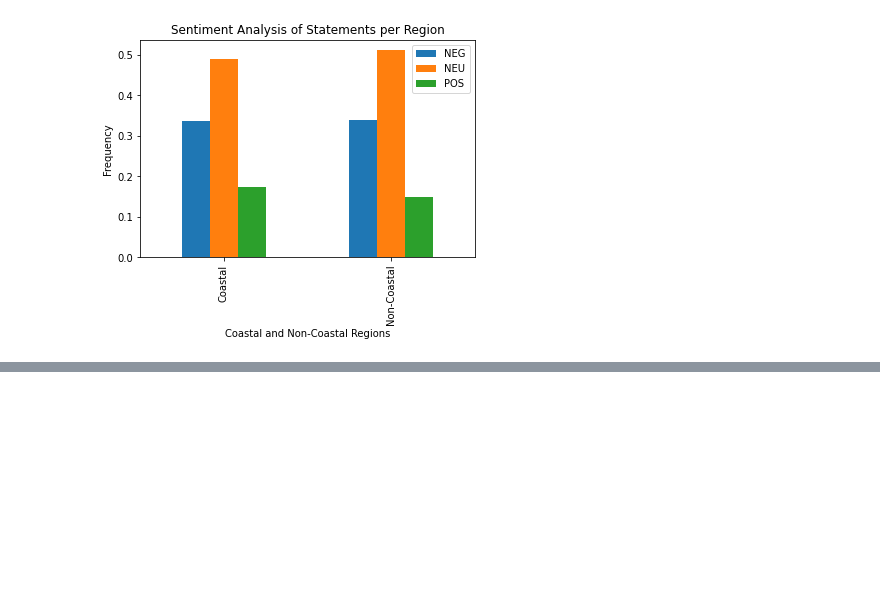
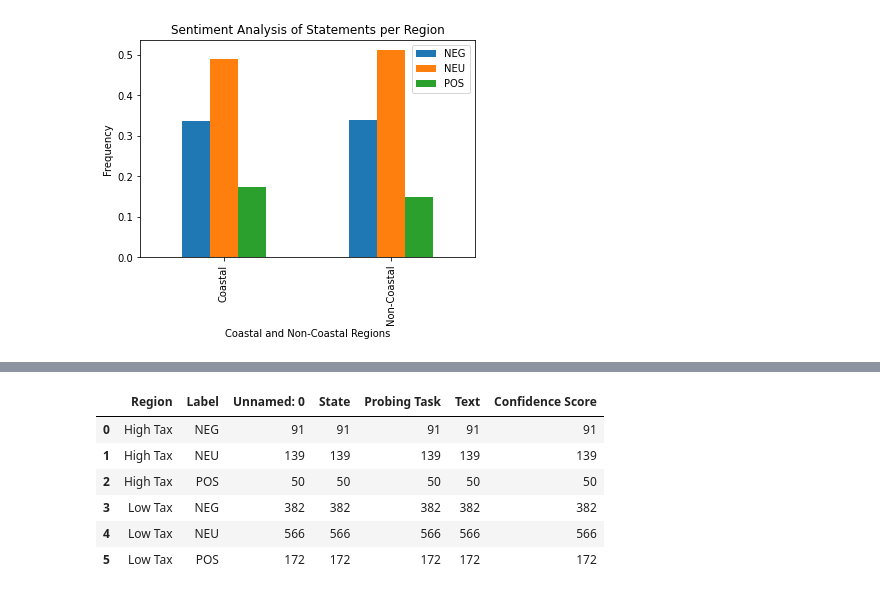
Before and after one commit to skochar1/the-pile-state-analysis, a Jupyter notebook: roBERTaSentData1-modeled.ipynb, the cells around one changed output, grey strips where cells are left out. Saved outputs shown, nothing was run; the diff lists cells and outputs as text; code cells hidden in the pictures; blank space fills up the shorter version.

```diff
--- a/roBERTaSentData1-modeled.ipynb
+++ b/roBERTaSentData1-modeled.ipynb
@@ -208,0 +228,8 @@ Text(0, 0.5, 'Frequency')
+# %%
+import pandas as pd
+import numpy as np
+
+df = pd.read_csv('https://raw.githubusercontent.com/skochar1/skochar1-the-pile-state-analysis/main/roBERTa-data/roBERTaSentData-1.csv')
+# %%
+df['Region'] = np.nan
+df.head()
@@ -208,0 +243,13 @@ Text(0, 0.5, 'Frequency')
+# %%
+i = 0
+
+while i < 1400:
+  if df['State'][i] == "Minnesota" or df['State'][i] == "California" or df['State'][i] ==\
+  "Hawaii" or df['State'][i] == "Oregon" or df['State'][i] == "Vermont"\
+  or df['State'][i] == "New Jersey" or df['State'][i] == "New York" or \
+  df['State'][i] == "Iowa" or df['State'][i] == "Arizona" or \
+  df['State'][i] == "Wisconsin":
+    df.loc[i, ['Region']] = 'High Tax'
+  else:
+    df.loc[i, ['Region']] = 'Low Tax'
+  i += 1
@@ -208,0 +265,12 @@ Text(0, 0.5, 'Frequency')
+# %%
+df2 = df.groupby(['Region', 'Label'], as_index=False).count()
+# %%
+df2
+# %% [output]
+|  | Region | Label | Unnamed: 0 | State | Probing Task | Text | Confidence Score |
+| 0 | High Tax | NEG | 91 | 91 | 91 | 91 | 91 |
+| 1 | High Tax | NEU | 139 | 139 | 139 | 139 | 139 |
+| 2 | High Tax | POS | 50 | 50 | 50 | 50 | 50 |
+| 3 | Low Tax | NEG | 382 | 382 | 382 | 382 | 382 |
+| 4 | Low Tax | NEU | 566 | 566 | 566 | 566 | 566 |
+| 5 | Low Tax | POS | 172 | 172 | 172 | 172 | 172 |
```
Also changed, not shown: parts of 4 cells of this notebook.
